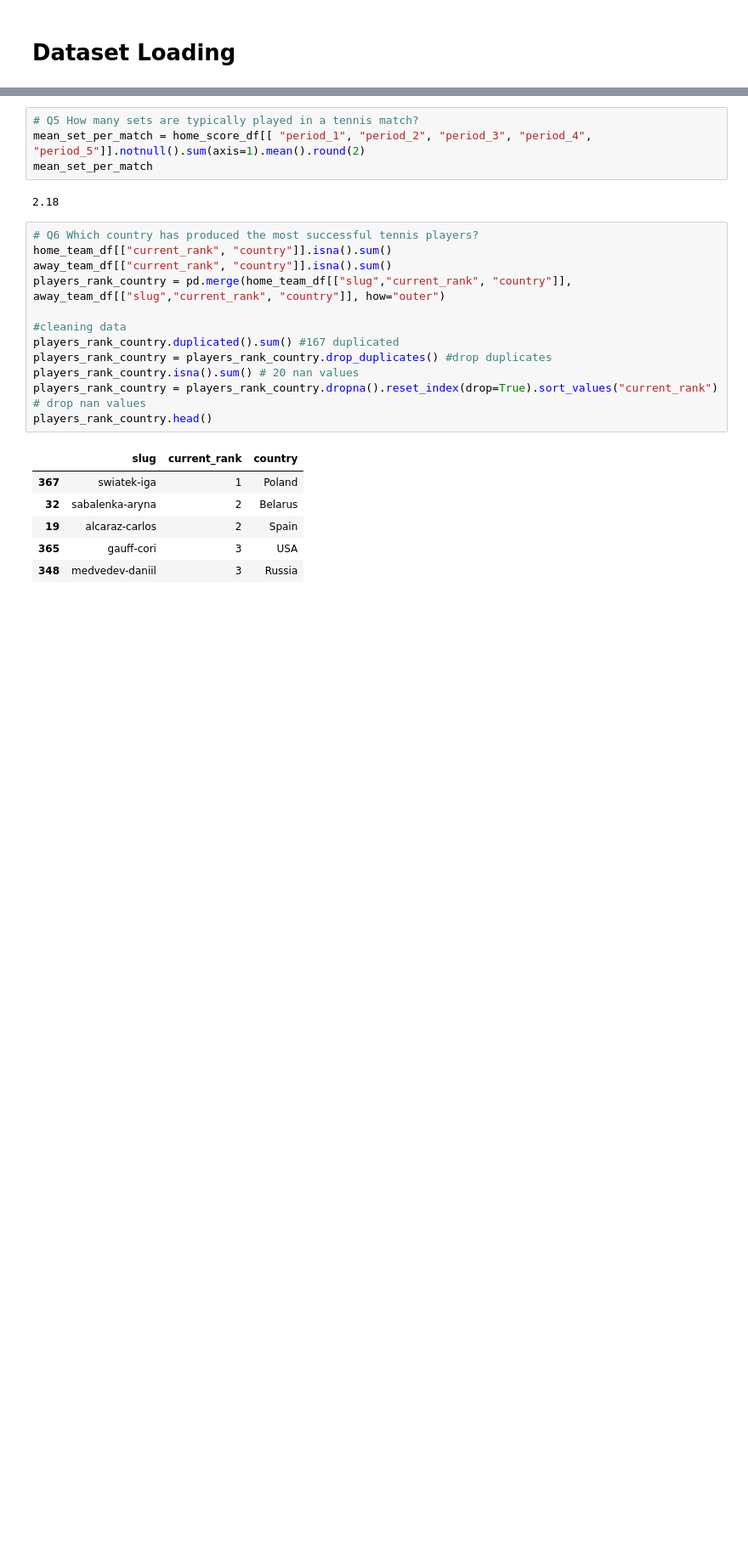
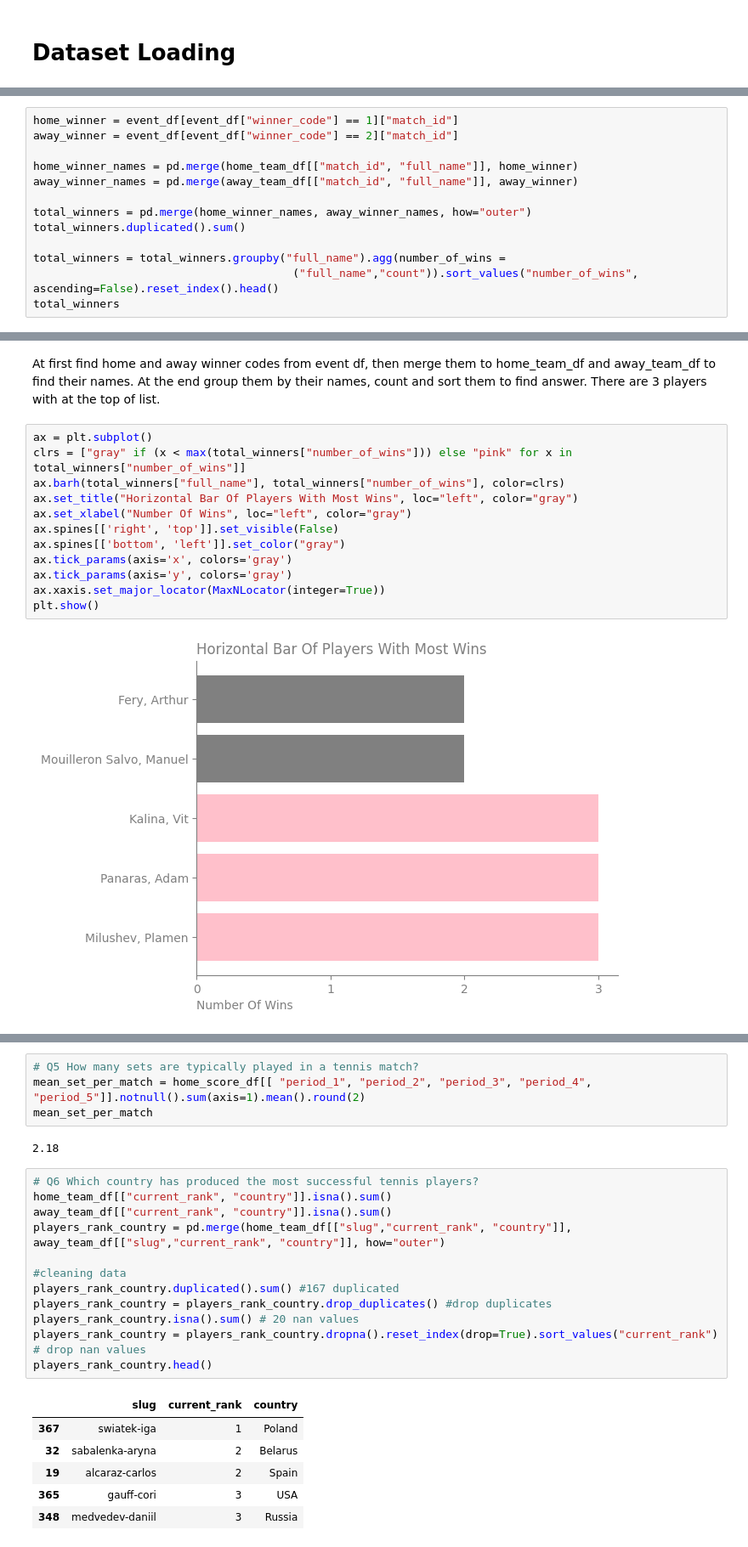
Before and after one commit to amin-eghbalian/data_analysis_tennis_peroject, a Jupyter notebook: HW10_project_data.ipynb, the cells around one changed output, grey strips where cells are left out. Shown at 85% size. Cells and saved outputs as stored; diff of their text form; blank space fills up the shorter version.

Commit message:
start writing mark downs and darw plots till q5

```diff
--- a/HW10_project_data.ipynb
+++ b/HW10_project_data.ipynb
@@ -263,0 +501,13 @@ time_df[["match_id","sum_of_durations"]].sort_values("sum_of_durations", ascendi
+# %%
+home_winner = event_df[event_df["winner_code"] == 1]["match_id"]
+away_winner = event_df[event_df["winner_code"] == 2]["match_id"]
+
+home_winner_names = pd.merge(home_team_df[["match_id", "full_name"]], home_winner)
+away_winner_names = pd.merge(away_team_df[["match_id", "full_name"]], away_winner)
+
+total_winners = pd.merge(home_winner_names, away_winner_names, how="outer")
+total_winners.duplicated().sum()
+
+total_winners = total_winners.groupby("full_name").agg(number_of_wins =
+                                       ("full_name","count")).sort_values("number_of_wins", ascending=False).reset_index().head()
+total_winners
@@ -263,0 +521,16 @@ time_df[["match_id","sum_of_durations"]].sort_values("sum_of_durations", ascendi
+# %% [markdown]
+At first find home and away winner codes from event df, then merge them to home_team_df and away_team_df to find their names. At the end group them by their names, count and sort them to find answer. There are 3 players with at the top of list.
+# %%
+ax = plt.subplot()
+clrs = ["gray" if (x < max(total_winners["number_of_wins"])) else "pink" for x in total_winners["number_of_wins"]]
+ax.barh(total_winners["full_name"], total_winners["number_of_wins"], color=clrs)
+ax.set_title("Horizontal Bar Of Players With Most Wins", loc="left", color="gray")
+ax.set_xlabel("Number Of Wins", loc="left", color="gray")
+ax.spines[['right', 'top']].set_visible(False)
+ax.spines[['bottom', 'left']].set_color("gray")
+ax.tick_params(axis='x', colors='gray')
+ax.tick_params(axis='y', colors='gray')
+ax.xaxis.set_major_locator(MaxNLocator(integer=True))
+plt.show()
+# %% [output]
+[figure, added]
```
Also changed, not shown: parts of 90 cells of this notebook.
